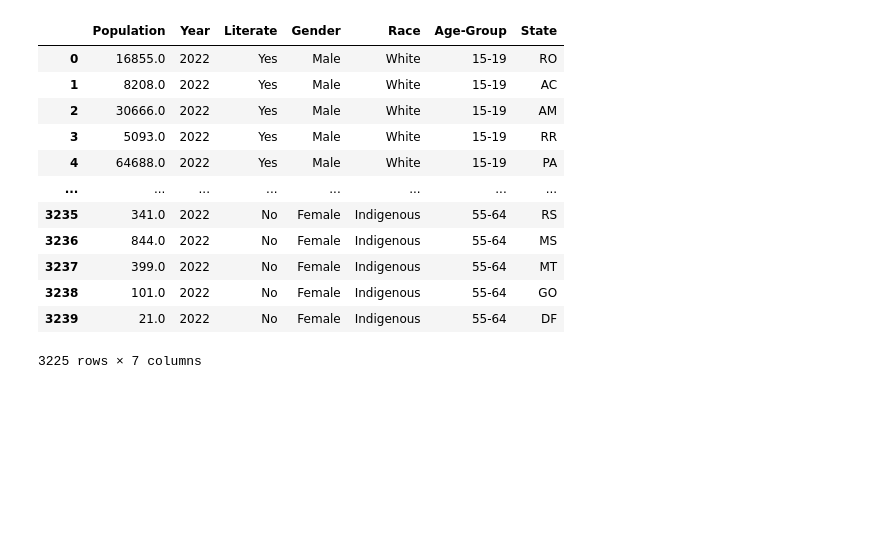
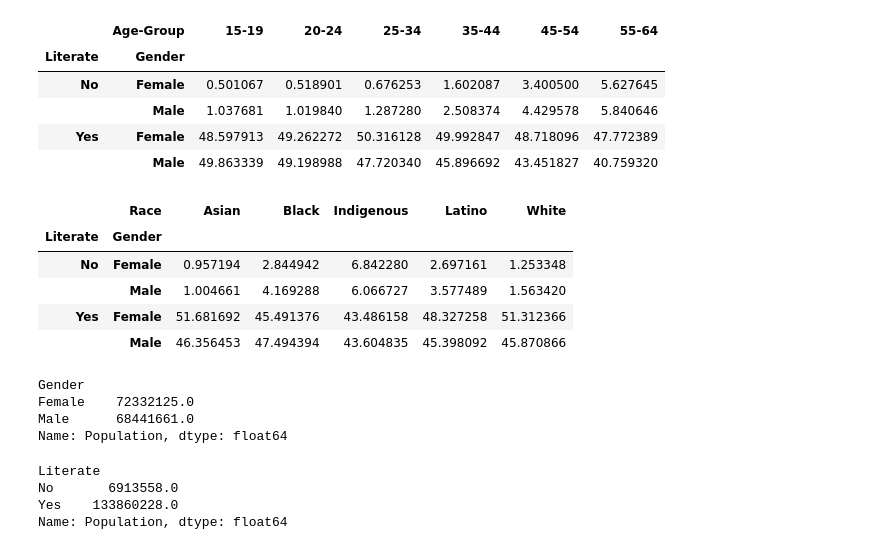
Before and after one commit to lucaspinheiro27/Statistics, a Jupyter notebook: Jupyter_notebooks/Instrucao_brasil.ipynb, the cells around one changed output. Saved outputs shown, nothing was run; the diff lists cells and outputs as text; code cells hidden in the pictures; blank space fills up the shorter version.

```diff
--- a/Jupyter_notebooks/Instrucao_brasil.ipynb
+++ b/Jupyter_notebooks/Instrucao_brasil.ipynb
@@ -135,16 +118,23 @@ data = data.rename(columns={"Valor": "Population", "Ano": "Year", 'Alfabetizaç
-# %%
-data
-# %% [output]
-|  | Population | Year | Literate | Gender | Race | Age-Group | State |
-| 0 | 16855.0 | 2022 | Yes | Male | White | 15-19 | RO |
-| 1 | 8208.0 | 2022 | Yes | Male | White | 15-19 | AC |
-| 2 | 30666.0 | 2022 | Yes | Male | White | 15-19 | AM |
-| 3 | 5093.0 | 2022 | Yes | Male | White | 15-19 | RR |
-| 4 | 64688.0 | 2022 | Yes | Male | White | 15-19 | PA |
-| ... | ... | ... | ... | ... | ... | ... | ... |
-| 3235 | 341.0 | 2022 | No | Female | Indigenous | 55-64 | RS |
-| 3236 | 844.0 | 2022 | No | Female | Indigenous | 55-64 | MS |
-| 3237 | 399.0 | 2022 | No | Female | Indigenous | 55-64 | MT |
-| 3238 | 101.0 | 2022 | No | Female | Indigenous | 55-64 | GO |
-| 3239 | 21.0 | 2022 | No | Female | Indigenous | 55-64 | DF |
-3225 rows × 7 columns
+# %%
+table_race = pd.pivot_table(df, values='Population', index=['Literate', 'Gender'],
+                       columns=['Race'], aggfunc="sum")
+table_age = pd.pivot_table(df, values='Population', index=['Literate', 'Gender'],
+                       columns=['Age-Group'], aggfunc="sum")
+# %%
+columns_age = table_age.columns[0:].tolist()
+for col in columns_age:
+    table_age[col] = (table_age[col] / table_age[col].sum()) * 100
+# %%
+table_age = table_age.style. \
+    background_gradient(cmap='Reds', axis=None). \
+    set_table_styles(
+    [{'selector':'th,td,tr', 'props': [('border-style', 'solid'), ('border-width', '2px')]}]
+)
+table_age
+# %% [output]
+|  | Age-Group | 15-19 | 20-24 | 25-34 | 35-44 | 45-54 | 55-64 |
+| Literate | Gender |  |  |  |  |  |  |
+| No | Female | 0.501067 | 0.518901 | 0.676253 | 1.602087 | 3.400500 | 5.627645 |
+|  | Male | 1.037681 | 1.019840 | 1.287280 | 2.508374 | 4.429578 | 5.840646 |
+| Yes | Female | 48.597913 | 49.262272 | 50.316128 | 49.992847 | 48.718096 | 47.772389 |
+|  | Male | 49.863339 | 49.198988 | 47.720340 | 45.896692 | 43.451827 | 40.759320 |
@@ -150,0 +145,28 @@ data
+# %%
+table_race = table_race.style. \
+    background_gradient(cmap='Reds', axis=None). \
+    set_table_styles(
+    [{'selector':'th,td,tr', 'props': [('border-style', 'solid'), ('border-width', '2px')]}]
+)
+table_race
+# %% [output]
+|  | Race | Asian | Black | Indigenous | Latino | White |
+| Literate | Gender |  |  |  |  |  |
+| No | Female | 0.957194 | 2.844942 | 6.842280 | 2.697161 | 1.253348 |
+|  | Male | 1.004661 | 4.169288 | 6.066727 | 3.577489 | 1.563420 |
+| Yes | Female | 51.681692 | 45.491376 | 43.486158 | 48.327258 | 51.312366 |
+|  | Male | 46.356453 | 47.494394 | 43.604835 | 45.398092 | 45.870866 |
+# %%
+df.groupby('Gender')['Population'].sum()
+# %% [output]
+Gender
+Female    72332125.0
+Male      68441661.0
+Name: Population, dtype: float64
+# %%
+df.groupby('Literate')['Population'].sum()
+# %% [output]
+Literate
+No       6913558.0
+Yes    133860228.0
+Name: Population, dtype: float64
```
Also changed, not shown: parts of 15 cells of this notebook.
